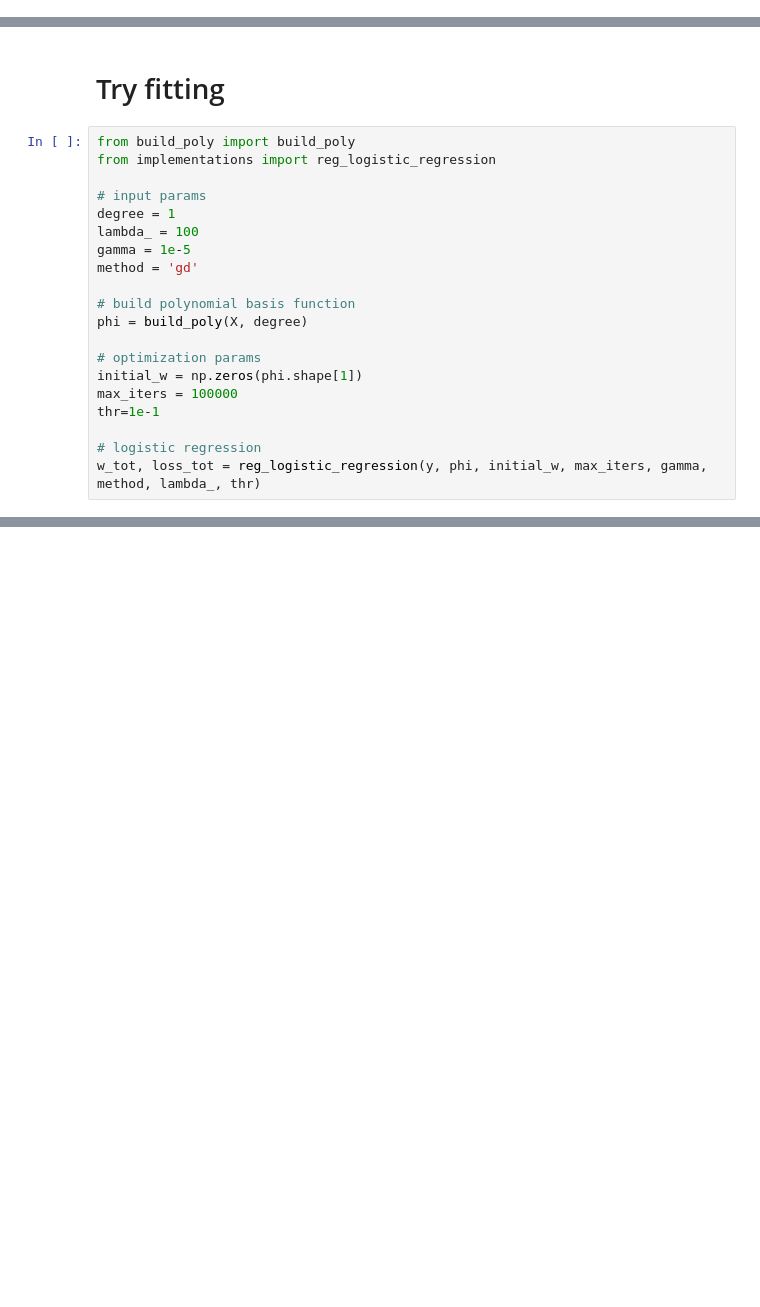
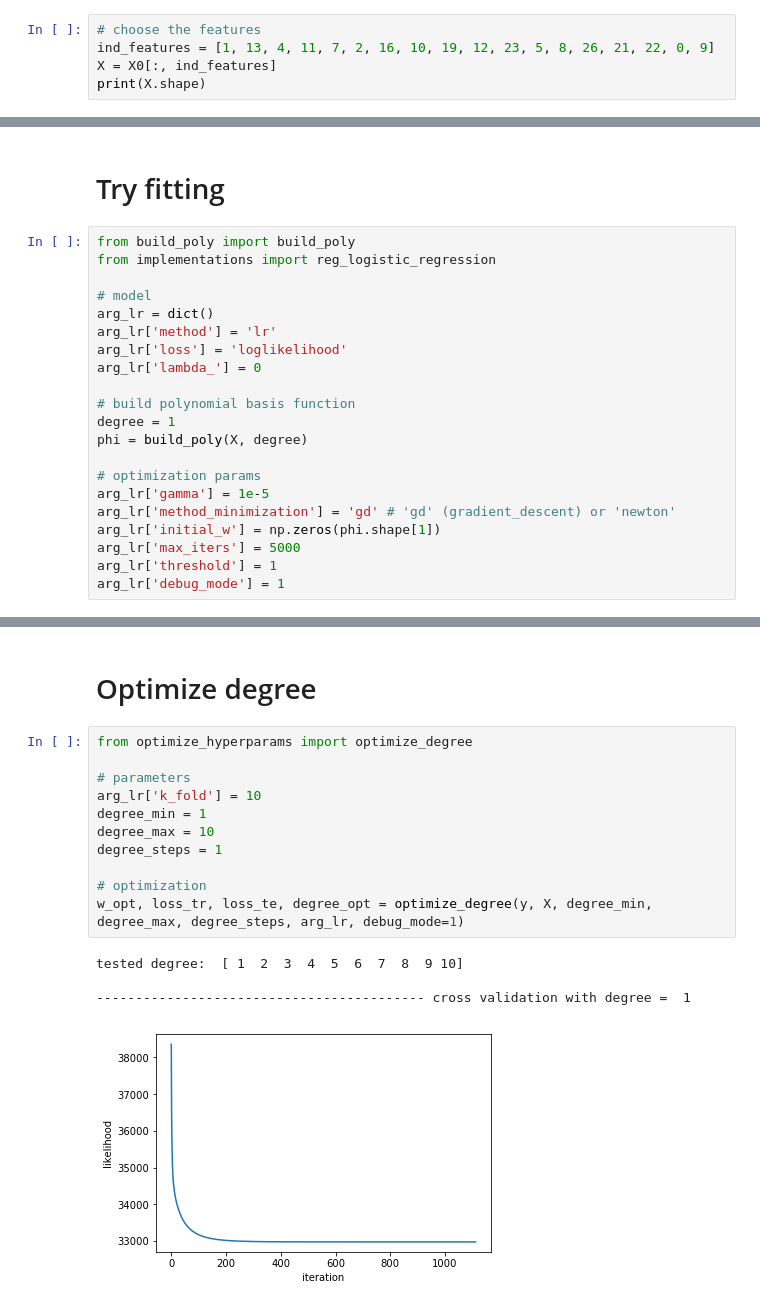
Before and after one commit to iricchi/Project1_ML, a Jupyter notebook: code/tom/t_logistic_regression.ipynb, the cells around one changed output, grey strips where cells are left out. Cells and saved outputs as stored; diff of their text form; blank space fills up the shorter version.

```diff
--- a/code/tom/t_logistic_regression.ipynb
+++ b/code/tom/t_logistic_regression.ipynb
@@ -49,0 +35,5 @@ arg_lr['method_minimization'] = 'gd' # 'gd' (gradient_descent) or 'newton'
+# %%
+# choose the features
+ind_features = [1, 13, 4, 11, 7, 2, 16, 10, 19, 12, 23, 5, 8, 26, 21, 22, 0, 9]
+X = X0[:, ind_features]
+print(X.shape)
@@ -53,19 +45,20 @@ arg_lr['method_minimization'] = 'gd' # 'gd' (gradient_descent) or 'newton'
 from build_poly import build_poly
 from implementations import reg_logistic_regression
 
-# input params
-degree = 1
-lambda_ = 100
-gamma = 1e-5
-method = 'gd'
+# model
+arg_lr = dict()
+arg_lr['method'] = 'lr'
+arg_lr['loss'] = 'loglikelihood'
+arg_lr['lambda_'] = 0
 
 # build polynomial basis function
+degree = 1
 phi = build_poly(X, degree)
 
 # optimization params
-initial_w = np.zeros(phi.shape[1])
-max_iters = 100000
-thr=1e-1
-
-# logistic regression
-w_tot, loss_tot = reg_logistic_regression(y, phi, initial_w, max_iters, gamma, method, lambda_, thr)
+arg_lr['gamma'] = 1e-5
+arg_lr['method_minimization'] = 'gd' # 'gd' (gradient_descent) or 'newton'
+arg_lr['initial_w'] = np.zeros(phi.shape[1])
+arg_lr['max_iters'] = 5000
+arg_lr['threshold'] = 1
+arg_lr['debug_mode'] = 1
@@ -97,0 +68,18 @@ True
+# %% [markdown]
+# Optimize degree
+# %%
+from optimize_hyperparams import optimize_degree
+
+# parameters
+arg_lr['k_fold'] = 10
+degree_min = 1
+degree_max = 10
+degree_steps = 1
+
+# optimization
+w_opt, loss_tr, loss_te, degree_opt = optimize_degree(y, X, degree_min, degree_max, degree_steps, arg_lr, debug_mode=1)
+# %% [output]
+tested degree:  [ 1  2  3  4  5  6  7  8  9 10]
+
+------------------------------------------ cross validation with degree =  1
+[figure, added]
```
Also changed, not shown: parts of 8 cells of this notebook, 3 other files.
